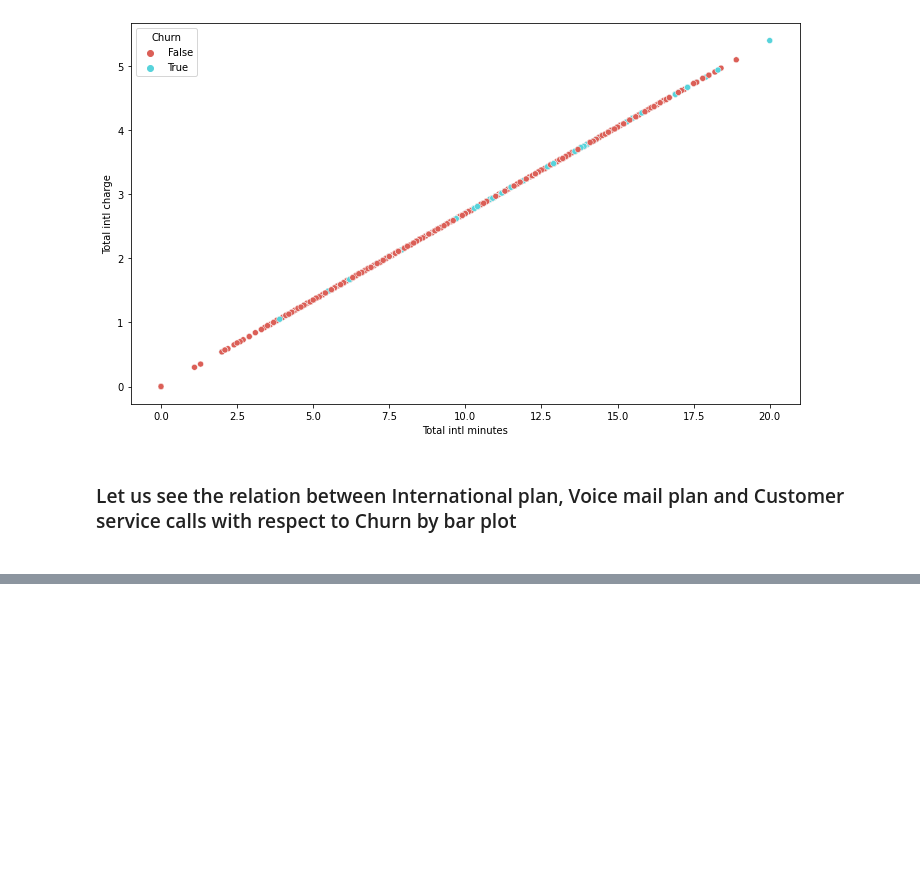
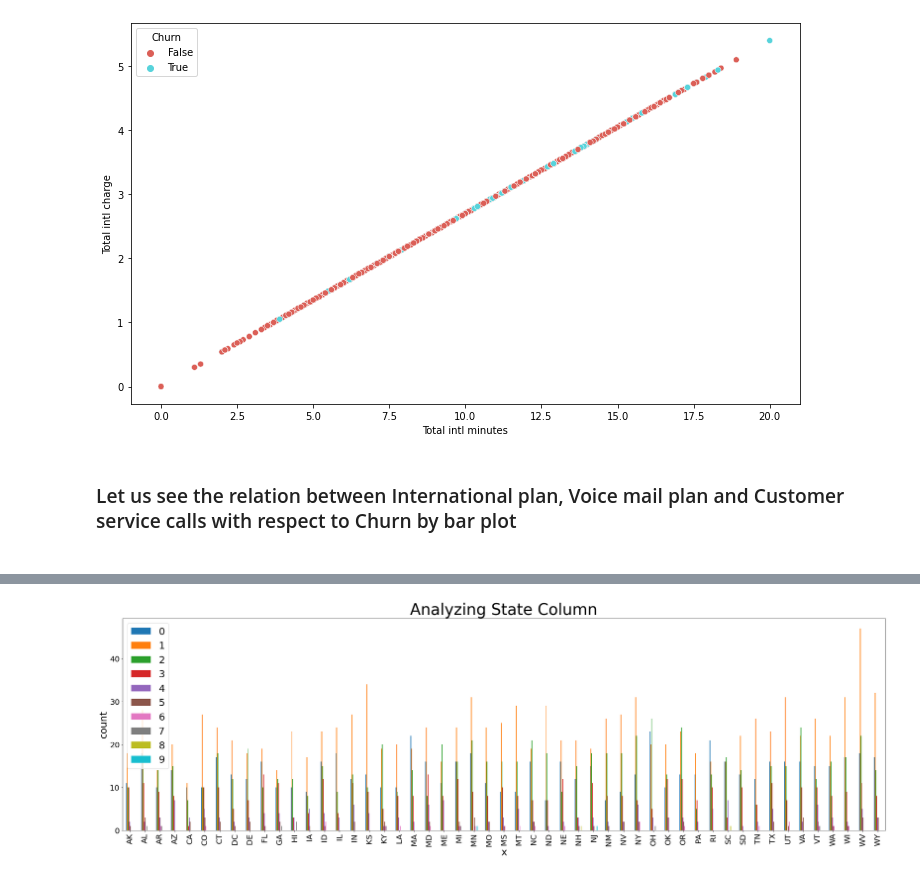
Before and after one commit to Anant-DS/EDA--Telecom_churn, a Jupyter notebook: Telecom churn analysis_AP.ipynb, the cells around one changed output, grey strips where cells are left out. Saved outputs shown, nothing was run; the diff lists cells and outputs as text; code cells hidden in the pictures; blank space fills up the shorter version.

```diff
--- a/Telecom churn analysis_AP.ipynb
+++ b/Telecom churn analysis_AP.ipynb
@@ -233,0 +251,15 @@ sns.scatterplot(x="Total intl minutes", y="Total intl charge", hue="Churn", data
+# %%
+def diff_bar(x,y):
+
+    df.groupby([x,y]).size().unstack(level=-1).plot(kind='bar',figsize=(35,10))
+    plt.xlabel('x',fontsize = 25)
+    plt.ylabel('count',fontsize = 25)
+    plt.legend(loc=0,fontsize=25)
+    plt.xticks(fontsize=20)
+    plt.yticks(fontsize=20)
+    plt.title("Analyzing State Column",fontsize = 40)
+    plt.show()
+# %%
+diff_bar('State','Customer service calls')
+# %% [output]
+[figure, added]
```
Also changed, not shown: parts of 13 cells of this notebook.
